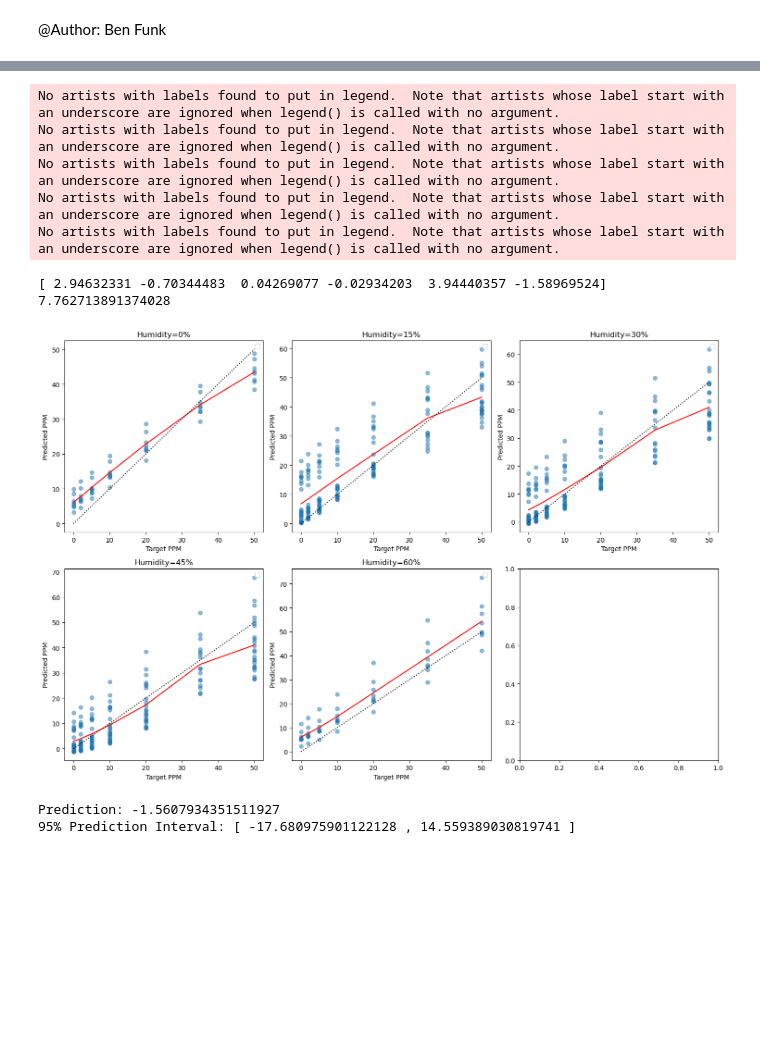
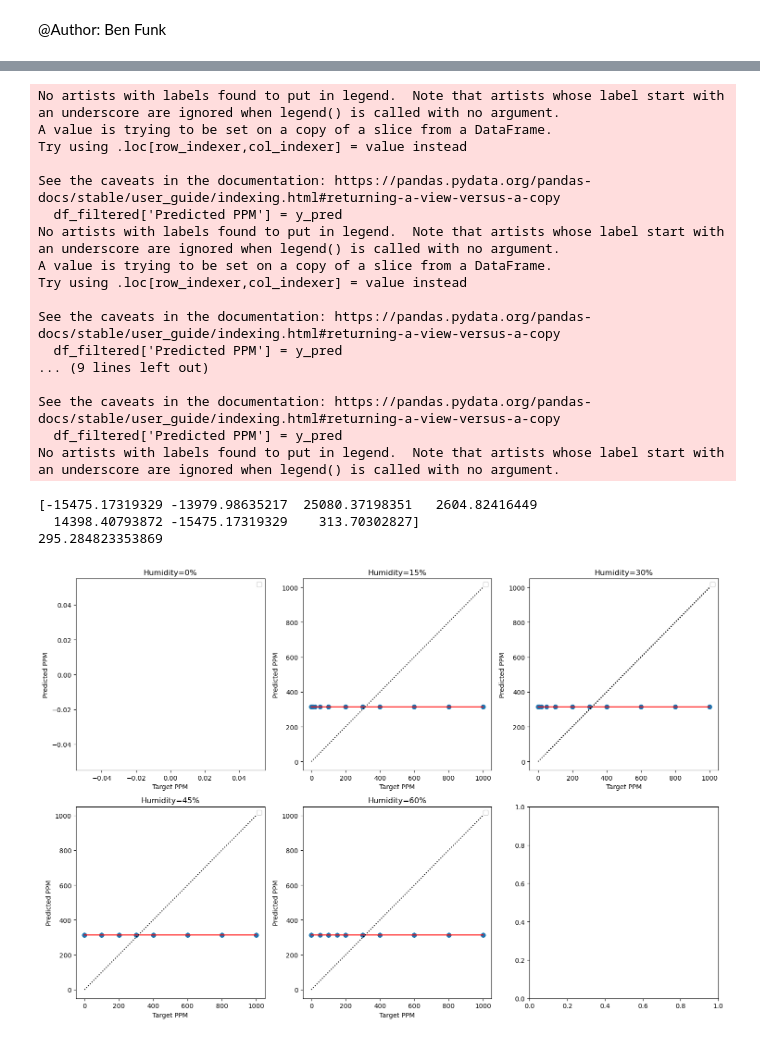
Before and after one commit to Coopsims/MethaneDataScience, a Jupyter notebook: Ben's Analysis/Equation Generation.ipynb, the cells around one changed output, grey strips where cells are left out. Saved outputs shown, nothing was run; the diff lists cells and outputs as text; code cells hidden in the pictures; blank space fills up the shorter version.

Commit message:
working on adding temp

```diff
--- a/Ben's Analysis/Equation Generation.ipynb
+++ b/Ben's Analysis/Equation Generation.ipynb
@@ -14,7 +14,7 @@ import numpy as np
 import matplotlib.pyplot as plt
 # %%
 # Load data from CSV file
-file2 = pd.read_csv("../Output/LowPPMMatrix.csv")
+file2 = pd.read_csv("../Output/With low Data .csv")
 # Extract the columns from the data
 #file2=file2[file2['Target PPM']<=500]
 
@@ -75,12 +75,12 @@ plt.show()
 
 
 
-def funkEQ(X, a, b,c,d,e,f):
-    R, H = X
+def funkEQ(X, a, b,c,d,e,f,g):
+    R, H, T = X
     with np.errstate(over='ignore'):
-        stuff=a*np.exp((((-1*R)/(H**b))*c)+(-1*H*d)+e)+f
+        stuff=a*np.exp((((-1*R)/(H**b))*c)+(-1*H*d)+(-1*T*e)+f)+g
     return stuff
-p0 = 1, 1, 1, 1, 1,1
+p0 = 1, 1, 1, 1, 1,1,1
 
 def residual(params, X, y):
     return np.sum((y - funkEQ(X, *params))**2)
@@ -88,7 +88,7 @@ def residual(params, X, y):
 # Perform curve fitting using the funct function, xDataResistance, and yDataTargetPPM data
 # Set the maximum number of function evaluations to 1000000
 
-popt, pcov = sc.curve_fit(funkEQ, (xDataResistance, xDataRH), yDataTargetPPM, p0, maxfev=1000000)
+popt, pcov = sc.curve_fit(funkEQ, (xDataResistance, xDataRH, xDataTemp), yDataTargetPPM, p0, maxfev=1000000)
 
 # Print the optimized parameters as [a b c d e f]
 print(popt)
@@ -102,7 +102,7 @@ H_test = X_test.loc[:, 'RelativeHumidity']
 T_test = X_test.loc[:, 'Temperature']
 
 # Generate the predictions using the optimized parameters and the input data
-y_pred = funkEQ((R_test, H_test), *popt)
+y_pred = funkEQ((R_test, H_test, T_test), *popt)
 
 # Calculate the mean squared error
 testVal = mean_squared_error(y_test, y_pred, squared=False)
@@ -129,7 +129,7 @@ def predict_std(X, popt, perr):
     return np.sqrt(np.sum((jac * perr) ** 2, axis=1))
 
 # Compute the 95% confidence intervals for the predicted values
-predict_std_val = predict_std((R_test, H_test), popt, perr)
+predict_std_val = predict_std((R_test, H_test, T_test), popt, perr)
 conf_int_lower = y_pred - t_val * predict_std_val
 conf_int_upper = y_pred + t_val * predict_std_val
 
@@ -148,45 +148,59 @@ for i, H in enumerate(humidity_values):
 
     xDataResistance1 = df_filtered.loc[:, 'Resistance']
     xDataRH1 = df_filtered.loc[:, 'RelativeHumidity']
+    xDataTemp1 = df_filtered.loc[:,'Temperature']
     yDataTargetPPM1 = df_filtered.loc[:, 'Target PPM']
 
-    y_pred = funkEQ((xDataResistance1, xDataRH1), *popt)
+    y_pred = funkEQ((xDataResistance1, xDataRH1, xDataTemp1), *popt)
     df_filtered['Predicted PPM'] = y_pred
 
     # Create a scatter plot
     sc = axs[i].scatter(yDataTargetPPM1, y_pred, alpha=.5)
 
     # Calculate mean prediction for each target PPM and plot it
     mean_pred_per_target_ppm = df_filtered.groupby('Target PPM')['Predicted PPM'].mean()
     axs[i].plot(mean_pred_per_target_ppm.index, mean_pred_per_target_ppm.values, color='r')
 
     # Add a linear dotted line
     axs[i].plot(yDataTargetPPM1, yDataTargetPPM1, 'k:')
 
     axs[i].legend()
     axs[i].set_xlabel('Target PPM')
     axs[i].set_ylabel('Predicted PPM')
     axs[i].set_title(f'Humidity={H}%')
 
 plt.tight_layout()  # Adjust layout to prevent overlapping
 plt.show()
 
 #############
 #Funk7.1 RMSE: 7.76      R2: 0.776       Note: Works for all humidity tested
 #Funk6.5 RMSE: 10.06     R2: 0.49        Note: Does not work for 0% humidity
 #Bast    RMSE: 10.12     R2: 0.57        Note: Does Terrible at 0PPM
 #
 #
 #############
 # %% [output]
 No artists with labels found to put in legend.  Note that artists whose label start with an underscore are ignored when legend() is called with no argument.
+A value is trying to be set on a copy of a slice from a DataFrame.
+Try using .loc[row_indexer,col_indexer] = value instead
+
+See the caveats in the documentation: https://pandas.pydata.org/pandas-docs/stable/user_guide/indexing.html#returning-a-view-versus-a-copy
+  df_filtered['Predicted PPM'] = y_pred
 No artists with labels found to put in legend.  Note that artists whose label start with an underscore are ignored when legend() is called with no argument.
+A value is trying to be set on a copy of a slice from a DataFrame.
+Try using .loc[row_indexer,col_indexer] = value instead
+
+See the caveats in the documentation: https://pandas.pydata.org/pandas-docs/stable/user_guide/indexing.html#returning-a-view-versus-a-copy
+  df_filtered['Predicted PPM'] = y_pred
+... (9 lines left out)
+
+See the caveats in the documentation: https://pandas.pydata.org/pandas-docs/stable/user_guide/indexing.html#returning-a-view-versus-a-copy
+  df_filtered['Predicted PPM'] = y_pred
 No artists with labels found to put in legend.  Note that artists whose label start with an underscore are ignored when legend() is called with no argument.
-No artists with labels found to put in legend.  Note that artists whose label start with an underscore are ignored when legend() is called with no argument.
-No artists with labels found to put in legend.  Note that artists whose label start with an underscore are ignored when legend() is called with no argument.
-[ 2.94632331 -0.70344483  0.04269077 -0.02934203  3.94440357 -1.58969524]
-7.762713891374028
+[-15475.17319329 -13979.98635217  25080.37198351   2604.82416449
+  14398.40793872 -15475.17319329    313.70302827]
+295.284823353869
-[figure, old version]
+[figure, new version]
 # %%
 # Calculate residuals using the training data
 residuals = yDataTargetPPM - funkEQ((xDataResistance, xDataRH), *popt)
@@ -200,9 +214,6 @@ prediction_interval = 1.96 * residuals_std
 
 print("Prediction:", prediction)
 print("95% Prediction Interval: [", prediction - prediction_interval, ",", prediction + prediction_interval, "]")
-# %% [output]
-Prediction: -1.5607934351511927
-95% Prediction Interval: [ -17.680975901122128 , 14.559389030819741 ]
 # %%
 xDataResistance = file2.loc[:, 'Resistance']
 xDataRatio = file2.loc[:, 'Ratio']
```
Also changed, not shown: parts of 3 cells of this notebook.
